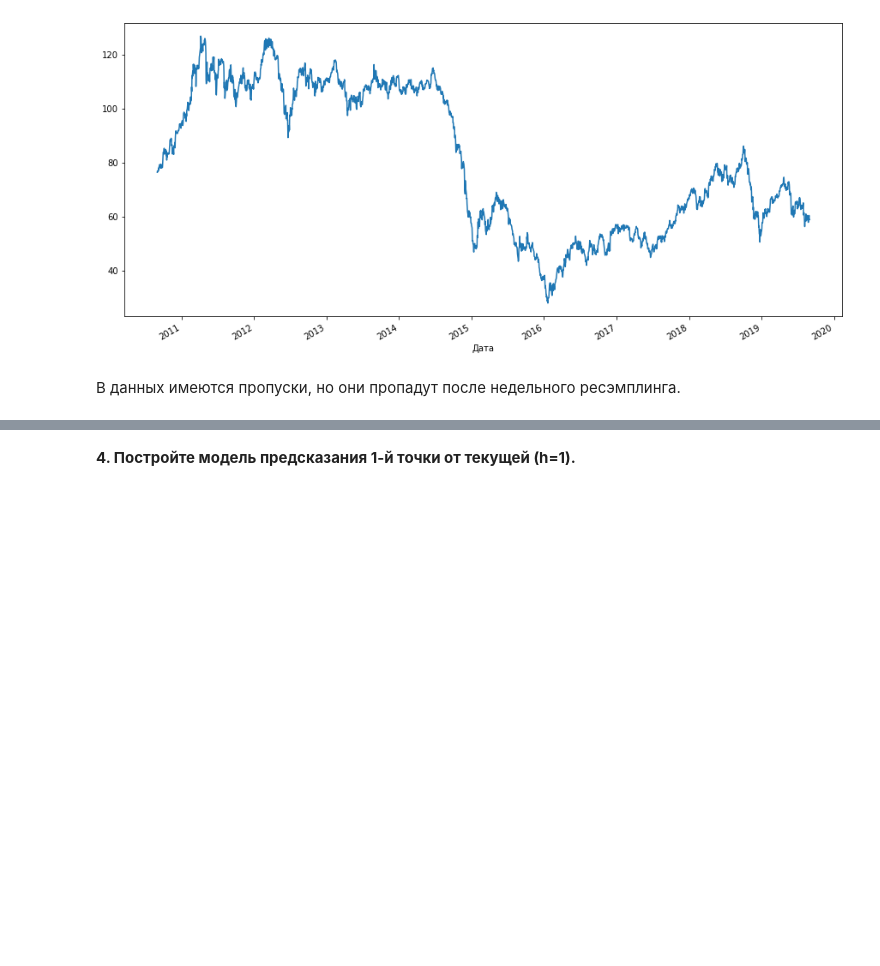
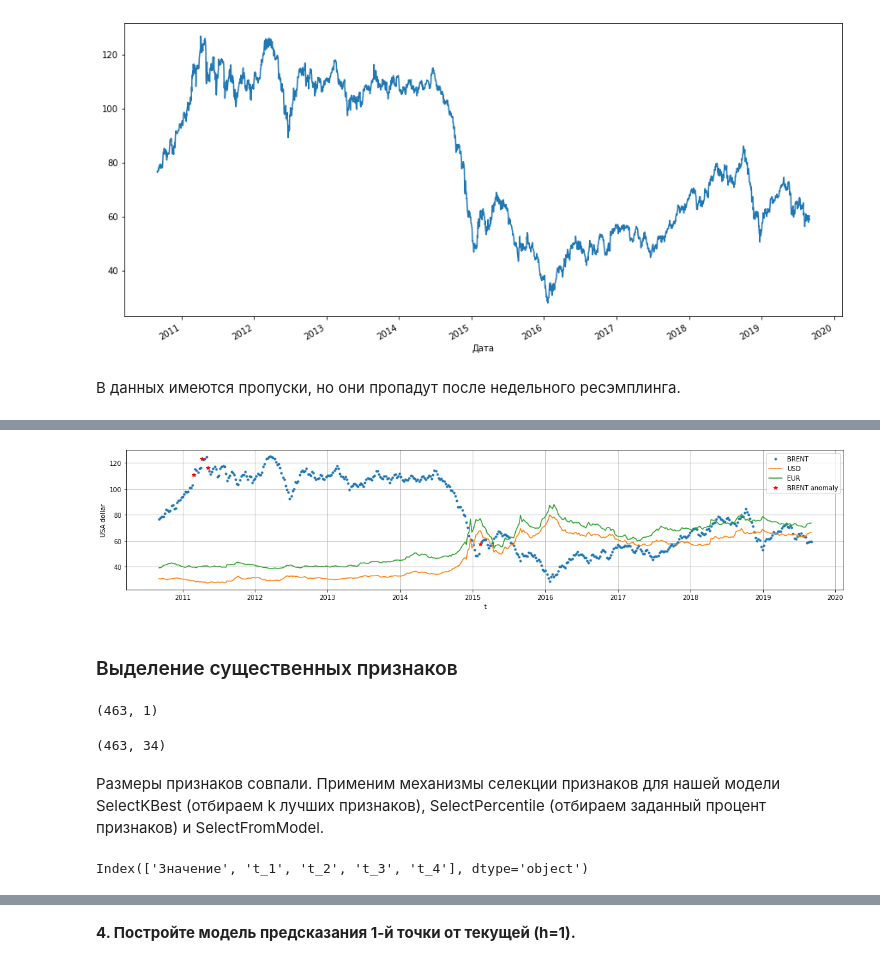
Before and after one commit to dimireme/gb_ml_at_bisines, a Jupyter notebook: lesson_5.ipynb, the cells around one changed output, grey strips where cells are left out. Drawn from its saved outputs; the diff is of its cells as text; code cells hidden in the pictures; blank space fills up the shorter version.

```diff
--- a/lesson_5.ipynb
+++ b/lesson_5.ipynb
@@ -140,0 +165,4 @@ data_week['diff1'] = data_week['Значение'].diff(1)
+# %%
+# проверка на пропуски в данных
+dropped_indexes = data_week[data_week.isnull().any(axis=1)].index
+data_week.loc[dropped_indexes]
@@ -140,0 +230,7 @@ data_week['diff1'] = data_week['Значение'].diff(1)
+# %%
+# первые разности
+data_week['diff1'] = data_week['Значение'].diff(1)
+data_week['diff1_usd'] = data_week['usd'].diff(1)
+data_week['diff1_eur'] = data_week['eur'].diff(1)
+
+data_week.head()
@@ -140,0 +304,58 @@ data_week['diff1'] = data_week['Значение'].diff(1)
+# %%
+ind_anomal_brent = np.where(abs(data_week['diff1'] )> s_brent)[0]
+
+plt.figure(figsize=(20,4))
+
+plt.plot(data_week.index, data_week['Значение'], '.', label='BRENT')
+plt.plot(data_week.index, data_week['usd'], '-', label='USD')
+plt.plot(data_week.index, data_week['eur'], '-', label='EUR')
+plt.plot(data_week.iloc[ind_anomal_brent].index, data_week['Значение'].values[ind_anomal_brent], '*r', label='BRENT anomaly')
+plt.ylabel('USA dollar')
+plt.grid()
+plt.xlabel('t')
+plt.legend()
+plt.show()
+# %% [output]
+[figure, added]
+# %% [markdown]
+### Выделение существенных признаков
+# %%
+# глубина предсказания
+h = 1
+
+# скэлер целевого признака
+scaler_y = StandardScaler()
+
+# целевой признак
+y_ = data_week['Значение'].values[h+p+1:].reshape((data_week.shape[0]-h-p-1, 1))
+
+# скалированный целевой признак
+y = scaler_y.fit_transform(y_)
+
+y.shape
+# %% [output]
+(463, 1)
+# %%
+# скэлер поля признаков
+scaler_x = StandardScaler()
+
+# поле признаков
+X_ = data_week.iloc[p+1:-h,:].values
+
+# скалированное поле признаков
+X = scaler_x.fit_transform(X_)
+
+X.shape
+# %% [output]
+(463, 34)
+# %% [markdown]
+Размеры признаков совпали. Применим механизмы селекции признаков для нашей модели SelectKBest (отбираем k лучших признаков), SelectPercentile (отбираем заданный процент признаков) и SelectFromModel.
+# %%
+# k лучших признаков
+
+sfk = SelectKBest(f_regression, k=5)
+X_new1 = sfk.fit_transform(X, y.ravel())
+
+data_week.columns[sfk.get_support()]
+# %% [output]
+Index(['Значение', 't_1', 't_2', 't_3', 't_4'], dtype='object')
```
Also changed, not shown: parts of 72 cells of this notebook, 2 other files.
